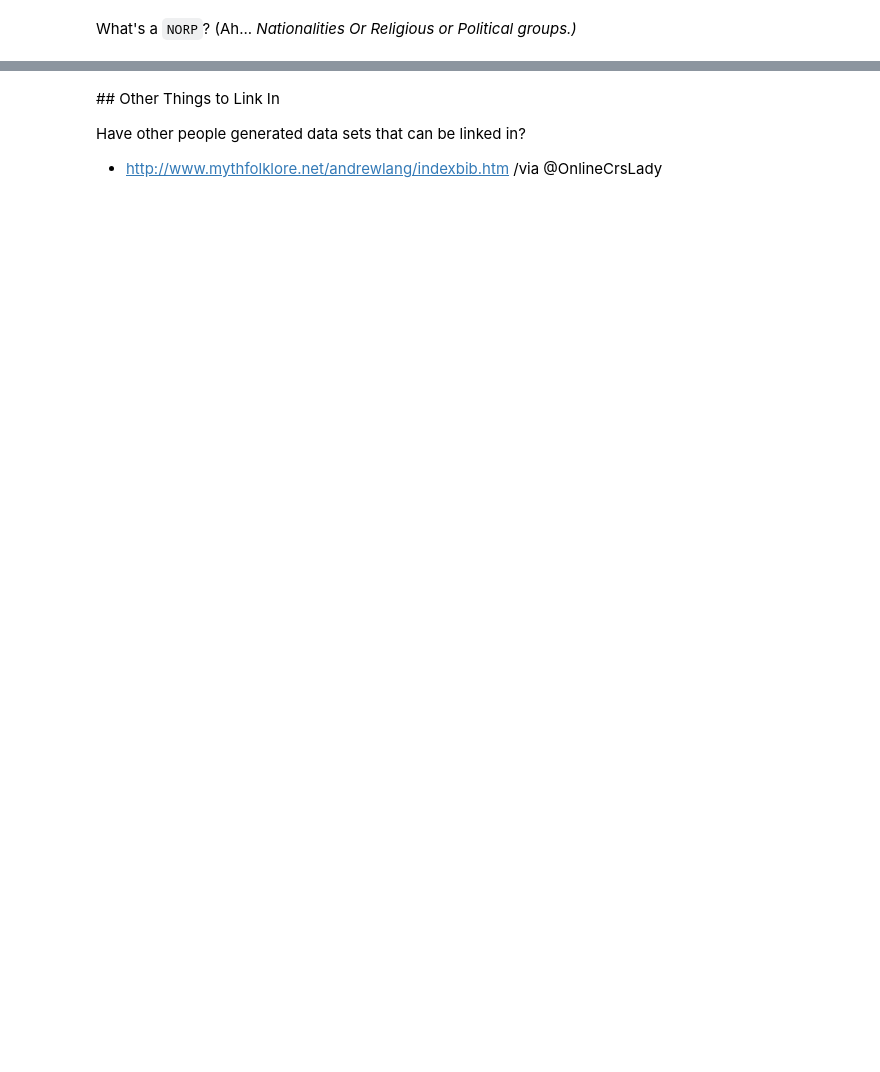
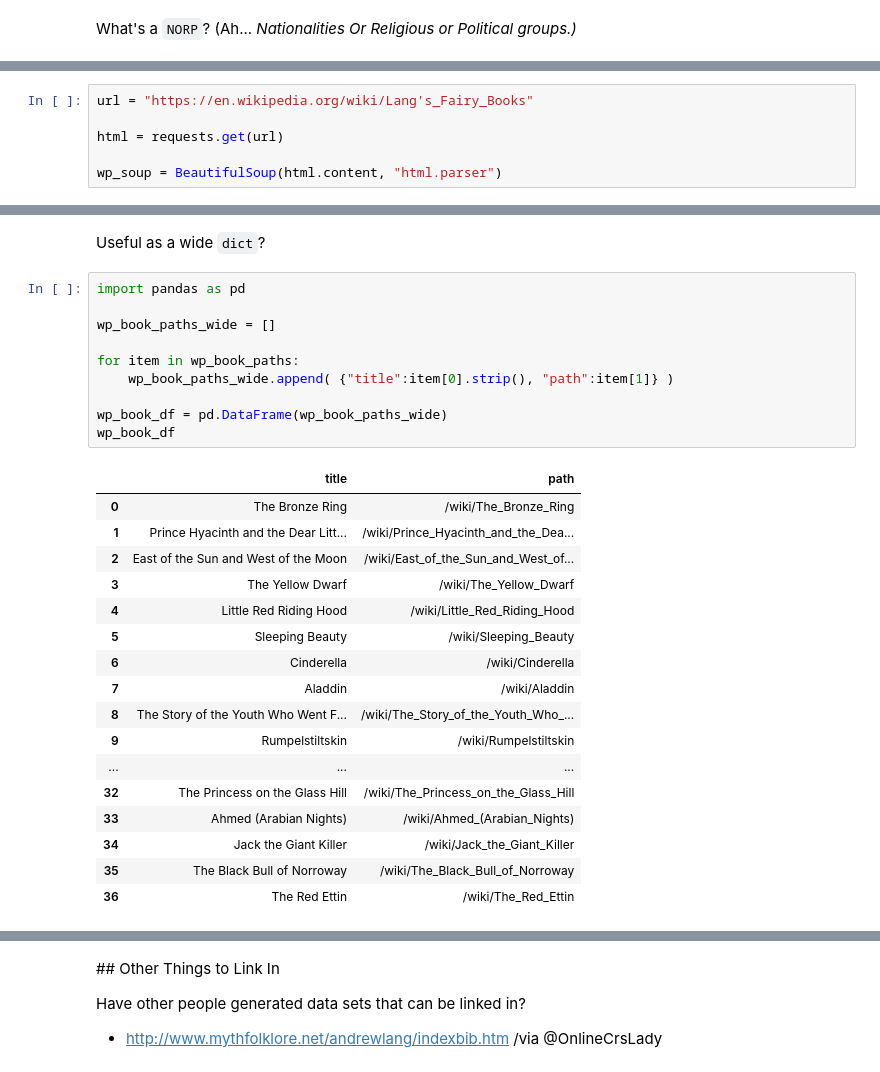
Before and after one commit to psychemedia/lang-fairy-books, a Jupyter notebook: lang-fairy-books-db.ipynb, the cells around one changed output, grey strips where cells are left out. Saved outputs shown, nothing was run; the diff lists cells and outputs as text; blank space fills up the shorter version.

```diff
--- a/lang-fairy-books-db.ipynb
+++ b/lang-fairy-books-db.ipynb
@@ -777,0 +807,6 @@ Name: entity_value, dtype: int64
+# %%
+url = "https://en.wikipedia.org/wiki/Lang's_Fairy_Books"
+
+html = requests.get(url)
+
+wp_soup = BeautifulSoup(html.content, "html.parser")
@@ -777,0 +836,30 @@ Name: entity_value, dtype: int64
+# %% [markdown]
+Useful as a wide `dict`?
+# %%
+import pandas as pd
+
+wp_book_paths_wide = []
+
+for item in wp_book_paths:
+    wp_book_paths_wide.append( {"title":item[0].strip(), "path":item[1]} )
+
+wp_book_df = pd.DataFrame(wp_book_paths_wide)
+wp_book_df
+# %% [output]
+|  | title | path |
+| 0 | The Bronze Ring | /wiki/The_Bronze_Ring |
+| 1 | Prince Hyacinth and the Dear Litt... | /wiki/Prince_Hyacinth_and_the_Dea... |
+| 2 | East of the Sun and West of the Moon | /wiki/East_of_the_Sun_and_West_of... |
+| 3 | The Yellow Dwarf | /wiki/The_Yellow_Dwarf |
+| 4 | Little Red Riding Hood | /wiki/Little_Red_Riding_Hood |
+| 5 | Sleeping Beauty | /wiki/Sleeping_Beauty |
+| 6 | Cinderella | /wiki/Cinderella |
+| 7 | Aladdin | /wiki/Aladdin |
+| 8 | The Story of the Youth Who Went F... | /wiki/The_Story_of_the_Youth_Who_... |
+| 9 | Rumpelstiltskin | /wiki/Rumpelstiltskin |
+| ... | ... | ... |
+| 32 | The Princess on the Glass Hill | /wiki/The_Princess_on_the_Glass_Hill |
+| 33 | Ahmed (Arabian Nights) | /wiki/Ahmed_(Arabian_Nights) |
+| 34 | Jack the Giant Killer | /wiki/Jack_the_Giant_Killer |
+| 35 | The Black Bull of Norroway | /wiki/The_Black_Bull_of_Norroway |
+| 36 | The Red Ettin | /wiki/The_Red_Ettin |
```
Also changed, not shown: parts of 85 cells of this notebook.
